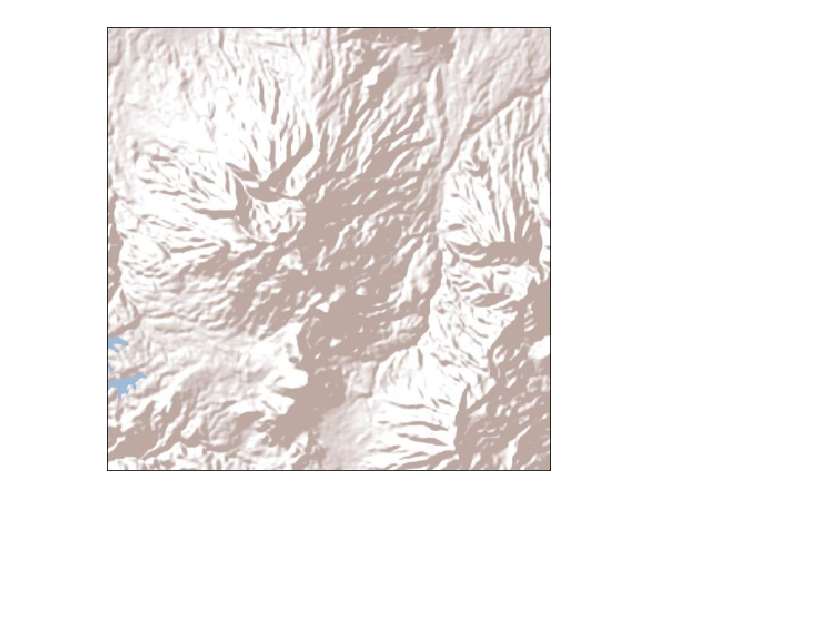
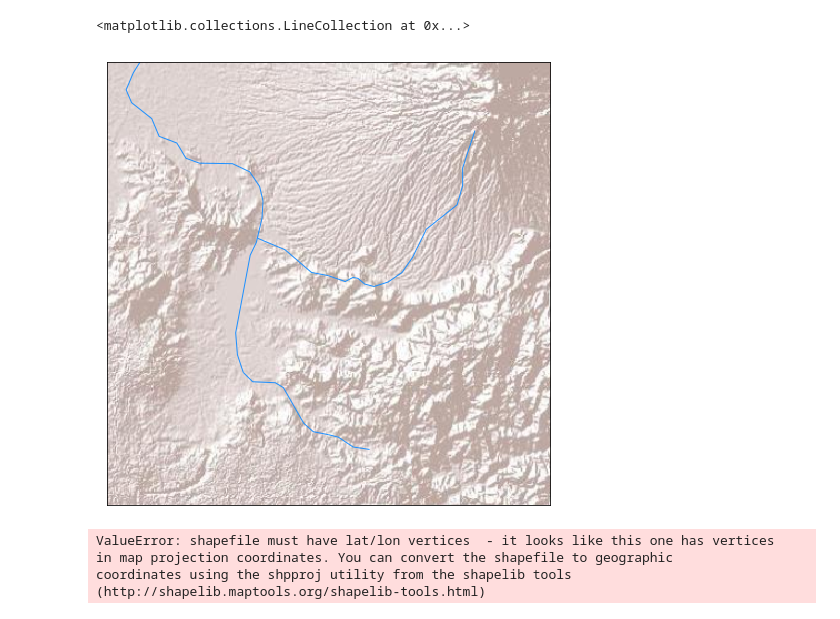
Before and after one commit to taruma/belajar-tsa, a Jupyter notebook: playground-basemap/basemaptest.ipynb, the cells around one changed output. Drawn from its saved outputs; the diff is of its cells as text; code cells hidden in the pictures; blank space fills up the shorter version.

```diff
--- a/playground-basemap/basemaptest.ipynb
+++ b/playground-basemap/basemaptest.ipynb
@@ -1,34 +1,40 @@
 # %%
 ## This code taken from: https://waterprogramming.wordpress.com/2017/04/03/making-watershed-maps-in-python/
 ## Modified for other purposes by UMA
 
 from mpl_toolkits.basemap import Basemap
 from matplotlib import pyplot as plt
 
 fig = plt.figure()
 fig.set_size_inches([17.05,8.15])
 ax = fig.add_subplot(111)
 
 # m = Basemap(projection = 'merc', llcrnrlat=10, urcrnrlat=50,
 #        llcrnrlon=-160, urcrnrlon=-60)
 
 # plot basemap, rivers and countries
-m = Basemap(llcrnrlat=-7.25, urcrnrlat=-7.05, llcrnrlon=107.55, urcrnrlon=107.75, resolution='h')
+m = Basemap(llcrnrlat=-8.15, urcrnrlat=-7.65, llcrnrlon=110.75, urcrnrlon=111.25, resolution='h')
 m.arcgisimage(service='World_Shaded_Relief')
 m.drawrivers(color='dodgerblue',linewidth=1.0,zorder=1)
-m.drawcountries(color='k',linewidth=1.25);
+m.drawcountries(color='k',linewidth=1.25)
 # %% [output]
+<matplotlib.collections.LineCollection at 0x...>
-[figure, old version]
+[figure, new version]
 # %%
 import numpy as np
 from matplotlib.patches import Polygon
 from matplotlib.collections import PatchCollection
 
 # plot Red River basin
-m.readshapefile('./shp/DAS_uma', 'Basin', drawbounds=False)
+m.readshapefile('./file_fadli/wono_ch', 'Basin', drawbounds=False)
 patches = []
 for info, shape in zip(m.Basin_info, m.Basin):
     #if info['DAS Paceut'] == 1: # attribute in attribute table of shapefile
     patches.append(Polygon(np.array(shape), True))
 
 ax.add_collection(PatchCollection(patches, facecolor='0.33', edgecolor='0.5', alpha=0.5));
+# %% [output]
+ValueError: shapefile must have lat/lon vertices  - it looks like this one has vertices
+in map projection coordinates. You can convert the shapefile to geographic
+coordinates using the shpproj utility from the shapelib tools
+(http://shapelib.maptools.org/shapelib-tools.html)
```
Also changed, not shown: parts of 1 cell of this notebook, 2 other files.
